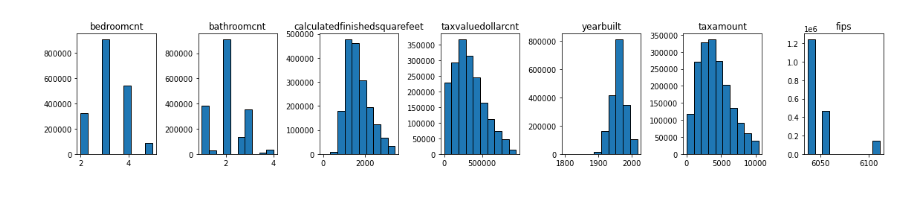
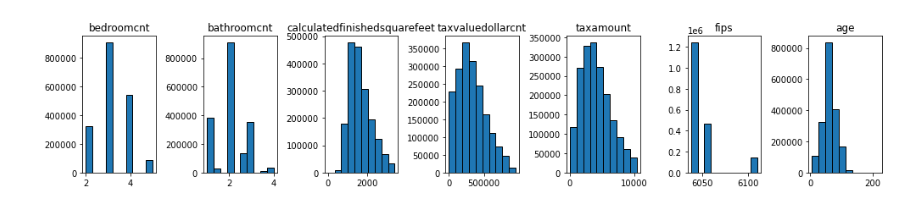
Before and after one commit to brianclements03/regression_exercises, a Jupyter notebook: wrangle.ipynb, the cells around one changed output. Saved outputs shown, nothing was run; the diff lists cells and outputs as text; code cells hidden in the pictures.

```diff
--- a/wrangle.ipynb
+++ b/wrangle.ipynb
@@ -65,9 +63,8 @@ fips                            0
 age                             0
 dtype: int64
 # %%
-# for loop that is checking every column for any white space. there isn't any
-# also the NaNs, actually
-
-cols = ['bedroomcnt', 'bathroomcnt', 'calculatedfinishedsquarefeet', 'taxvaluedollarcnt', 'yearbuilt', 'taxamount', 'fips']
-for col in cols:
-    print(zillow[col].value_counts(dropna=False,ascending=True))
+# # This is a for loop that is checking every column for any white space. there isn't any
+# # also the NaNs, actually. gone now.
+# cols = ['bedroomcnt', 'bathroomcnt', 'calculatedfinishedsquarefeet', 'taxvaluedollarcnt', 'yearbuilt', 'taxamount', 'fips']
+# for col in cols:
+#     print(zillow[col].value_counts(dropna=False,ascending=True))
@@ -92,29 +71,31 @@ Name: fips, dtype: int64
 # %%
+# Here, we create a for loop that makes a histogram for every column. This is the start of my univariate analysis
+
 plt.figure(figsize=(16, 3))
 
 # List of columns
-cols = ['bedroomcnt', 'bathroomcnt', 'calculatedfinishedsquarefeet', 'taxvaluedollarcnt', 'yearbuilt', 'taxamount', 'fips']
+cols = ['bedroomcnt', 'bathroomcnt', 'calculatedfinishedsquarefeet', 'taxvaluedollarcnt', 'taxamount', 'fips','age']
 
-# check out the enumerate code here:
+# Note the enumerate code, which is functioning to make a counter for use in successive plots.
 
 for i, col in enumerate(cols):
 
     # i starts at 0, but plot nos should start at 1
     plot_number = i + 1
 
     # Create subplot.
-    plt.subplot(1,7, plot_number)
+    plt.subplot(1,8, plot_number)
 
     # Title with column name.
     plt.title(col)
 
     # Display histogram for column.
     zillow[col].hist(bins=10, edgecolor='black')
 
     # Hide gridlines.
     plt.grid(False)
 
     plt.tight_layout()
 # %% [output]
-[figure, old version]
+[figure, new version]
 # %%
```
Also changed, not shown: parts of 17 cells of this notebook, 1 other file.
